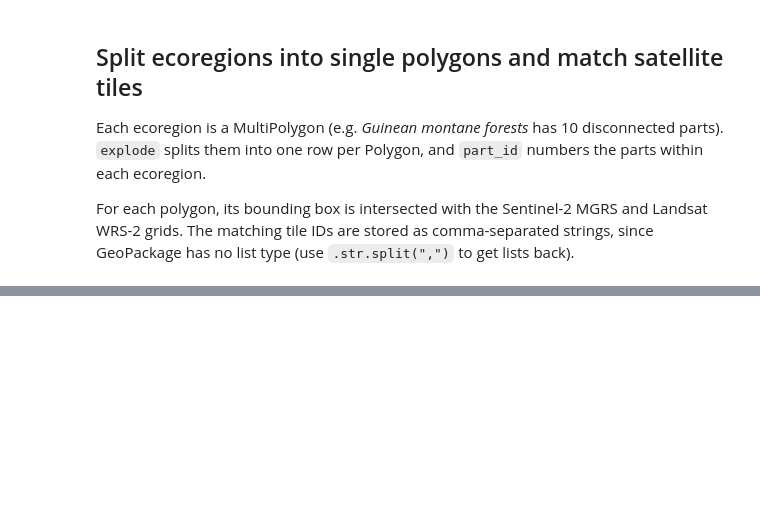
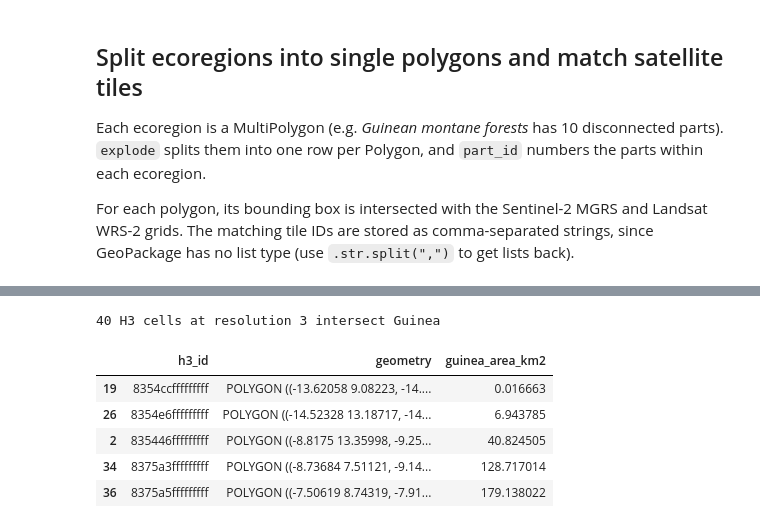
Before and after one commit to SDG-AI-Lab/Guinea_Methodology, a Jupyter notebook: studies/ecoregions.ipynb, the cells around one changed output, grey strips where cells are left out. Saved outputs shown, nothing was run; the diff lists cells and outputs as text; code cells hidden in the pictures; blank space fills up the shorter version.

```diff
--- a/studies/ecoregions.ipynb
+++ b/studies/ecoregions.ipynb
@@ -222,0 +314,30 @@ print(polygons_path, len(eco_polygons), "polygons")
+# %%
+import h3
+from shapely.geometry import Polygon
+
+H3_RESOLUTION = 3
+
+h3_cells = h3.h3shape_to_cells_experimental(
+    h3.geo_to_h3shape(guinea.union_all()), H3_RESOLUTION, contain="overlap"
+)
+# cell_to_boundary returns (lat, lng) pairs, shapely expects (lng, lat)
+h3_grid = gpd.GeoDataFrame(
+    {
+        "h3_id": h3_cells,
+        "geometry": [Polygon([(lng, lat) for lat, lng in h3.cell_to_boundary(c)]) for c in h3_cells],
+    },
+    crs="EPSG:4326",
+)
+h3_grid = h3_grid[h3_grid.intersects(guinea.union_all())].sort_values("h3_id").reset_index(drop=True)
+h3_grid["guinea_area_km2"] = h3_grid.intersection(guinea.union_all()).to_crs(h3_grid.estimate_utm_crs()).area / 1e6
+
+print(f"{len(h3_grid)} H3 cells at resolution {H3_RESOLUTION} intersect Guinea")
+h3_grid.sort_values("guinea_area_km2").head()
+# %% [output]
+40 H3 cells at resolution 3 intersect Guinea
+|  | h3_id | geometry | guinea_area_km2 |
+| 19 | 8354ccfffffffff | POLYGON ((-13.62058 9.08223, -14.... | 0.016663 |
+| 26 | 8354e6fffffffff | POLYGON ((-14.52328 13.18717, -14... | 6.943785 |
+| 2 | 835446fffffffff | POLYGON ((-8.8175 13.35998, -9.25... | 40.824505 |
+| 34 | 8375a3fffffffff | POLYGON ((-8.73684 7.51121, -9.14... | 128.717014 |
+| 36 | 8375a5fffffffff | POLYGON ((-7.50619 8.74319, -7.91... | 179.138022 |
```
Also changed, not shown: parts of 6 cells of this notebook, 2 other files.
